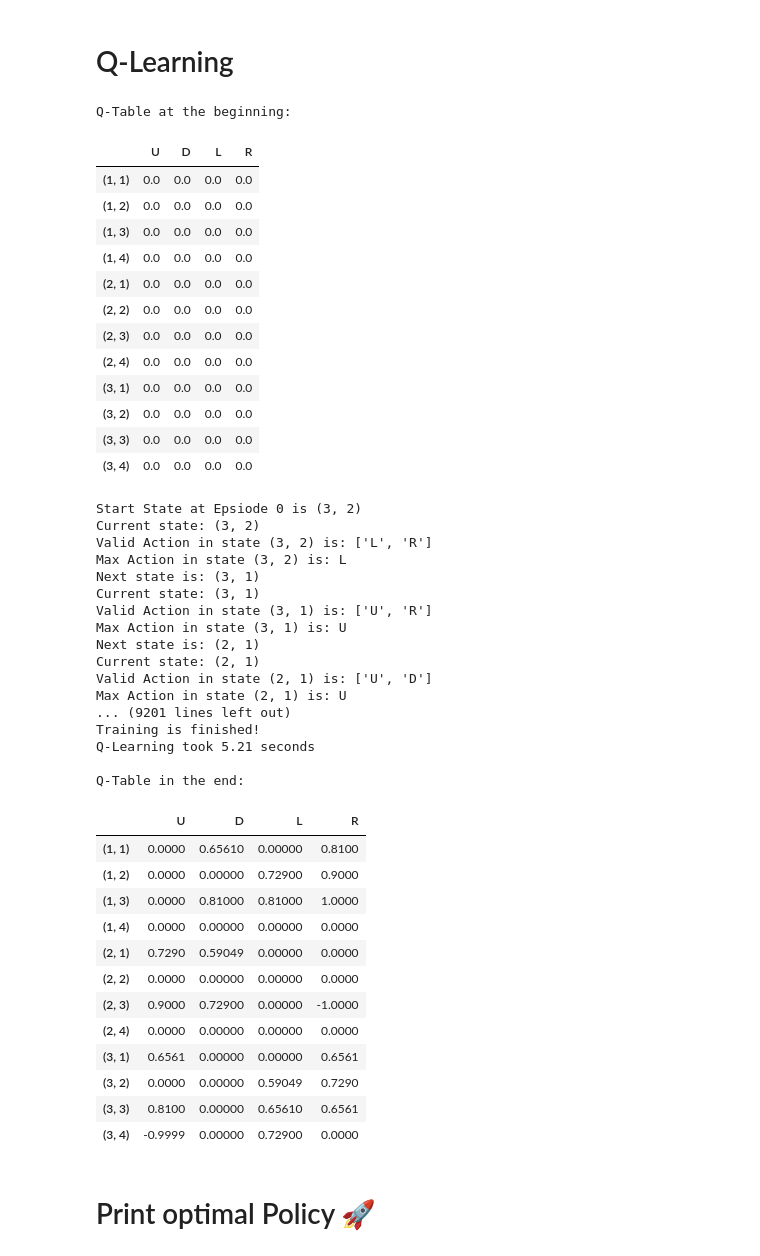
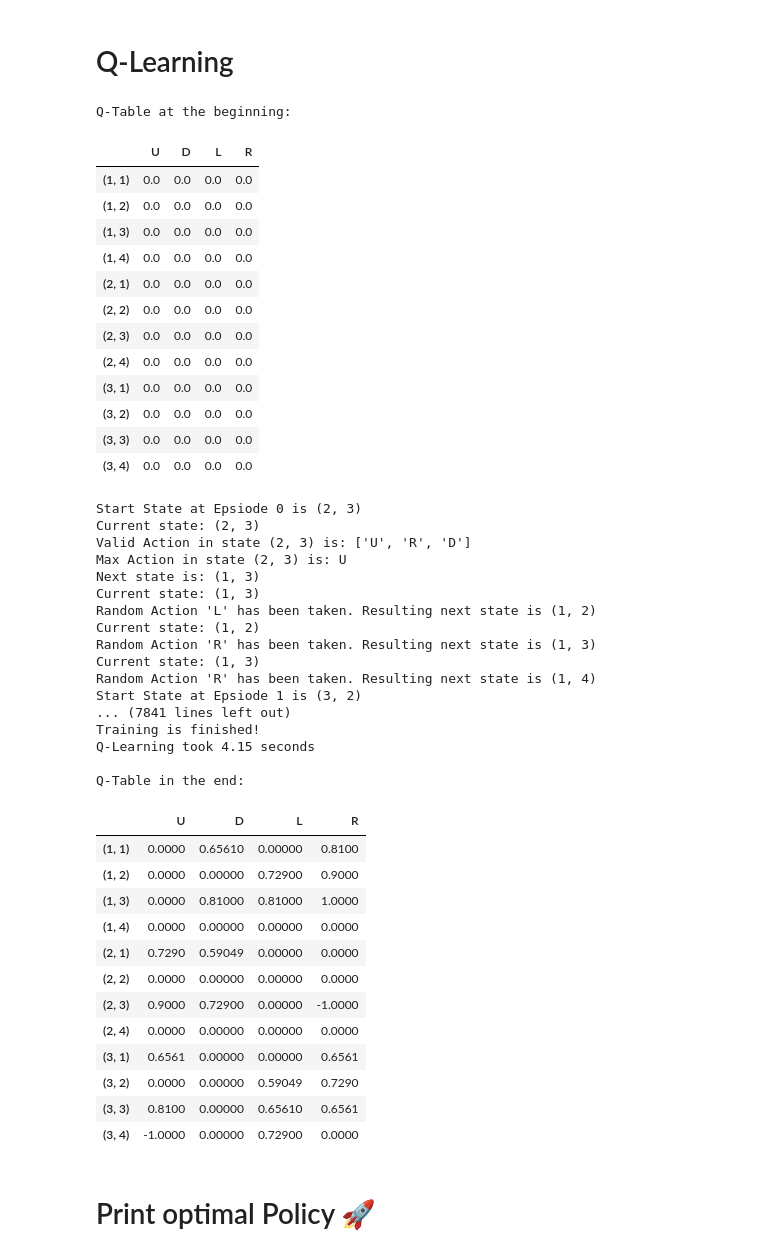
Before and after one commit to negralessio/reinforcementlearning, a Jupyter notebook: q_learning/q_learning.ipynb, the cells around one changed output. Drawn from its saved outputs; the diff is of its cells as text; code cells hidden in the pictures.

```diff
--- a/q_learning/q_learning.ipynb
+++ b/q_learning/q_learning.ipynb
@@ -84,12 +84,12 @@ ALPHA = 0.9
 EPISODE = 500
 
 # Function to handle decrease of EPSILON
-def eps(i) -> float:
+def eps(i, EPSILON=EPSILON) -> float:
     if i < 100:
         return EPSILON
-    elif i >= 100 and i < EPISODE - 50:
-        return round(EPSILON**(i)**(1/5), 2)
-    elif i >= EPISODE - 50:
+    elif i >= 100 and i < EPISODE - 100:
+        return round(EPSILON**(i)**(1/10), 4)
+    elif i >= EPISODE - 100:
         return 0
 
 start_time = time.time()
@@ -148,7 +148,7 @@ for i in range(EPISODE):
 
         state = next_state
 
-print(random_counter)
+print("Number of random action taken: {}".format(random_counter))
 print("Training is finished!")
 print("Q-Learning took {} seconds\n".format(round((time.time() - start_time), 2)))
 print("Q-Table in the end:")
@@ -156,48 +156,48 @@ display(Q)
 # %% [output]
 Q-Table at the beginning:
 |  | U | D | L | R |
 | (1, 1) | 0.0 | 0.0 | 0.0 | 0.0 |
 | (1, 2) | 0.0 | 0.0 | 0.0 | 0.0 |
 | (1, 3) | 0.0 | 0.0 | 0.0 | 0.0 |
 | (1, 4) | 0.0 | 0.0 | 0.0 | 0.0 |
 | (2, 1) | 0.0 | 0.0 | 0.0 | 0.0 |
 | (2, 2) | 0.0 | 0.0 | 0.0 | 0.0 |
 | (2, 3) | 0.0 | 0.0 | 0.0 | 0.0 |
 | (2, 4) | 0.0 | 0.0 | 0.0 | 0.0 |
 | (3, 1) | 0.0 | 0.0 | 0.0 | 0.0 |
 | (3, 2) | 0.0 | 0.0 | 0.0 | 0.0 |
 | (3, 3) | 0.0 | 0.0 | 0.0 | 0.0 |
 | (3, 4) | 0.0 | 0.0 | 0.0 | 0.0 |
-Start State at Epsiode 0 is (3, 2)
-Current state: (3, 2)
-Valid Action in state (3, 2) is: ['L', 'R']
-Max Action in state (3, 2) is: L
-Next state is: (3, 1)
-Current state: (3, 1)
-Valid Action in state (3, 1) is: ['U', 'R']
-Max Action in state (3, 1) is: U
-Next state is: (2, 1)
-Current state: (2, 1)
-Valid Action in state (2, 1) is: ['U', 'D']
-Max Action in state (2, 1) is: U
-... (9201 lines left out)
+Start State at Epsiode 0 is (2, 3)
+Current state: (2, 3)
+Valid Action in state (2, 3) is: ['U', 'R', 'D']
+Max Action in state (2, 3) is: U
+Next state is: (1, 3)
+Current state: (1, 3)
+Random Action 'L' has been taken. Resulting next state is (1, 2)
+Current state: (1, 2)
+Random Action 'R' has been taken. Resulting next state is (1, 3)
+Current state: (1, 3)
+Random Action 'R' has been taken. Resulting next state is (1, 4)
+Start State at Epsiode 1 is (3, 2)
+... (7841 lines left out)
 Training is finished!
-Q-Learning took 5.21 seconds
+Q-Learning took 4.15 seconds
 
 Q-Table in the end:
 |  | U | D | L | R |
 | (1, 1) | 0.0000 | 0.65610 | 0.00000 | 0.8100 |
 | (1, 2) | 0.0000 | 0.00000 | 0.72900 | 0.9000 |
 | (1, 3) | 0.0000 | 0.81000 | 0.81000 | 1.0000 |
 | (1, 4) | 0.0000 | 0.00000 | 0.00000 | 0.0000 |
 | (2, 1) | 0.7290 | 0.59049 | 0.00000 | 0.0000 |
 | (2, 2) | 0.0000 | 0.00000 | 0.00000 | 0.0000 |
 | (2, 3) | 0.9000 | 0.72900 | 0.00000 | -1.0000 |
 | (2, 4) | 0.0000 | 0.00000 | 0.00000 | 0.0000 |
 | (3, 1) | 0.6561 | 0.00000 | 0.00000 | 0.6561 |
 | (3, 2) | 0.0000 | 0.00000 | 0.59049 | 0.7290 |
 | (3, 3) | 0.8100 | 0.00000 | 0.65610 | 0.6561 |
-| (3, 4) | -0.9999 | 0.00000 | 0.72900 | 0.0000 |
+| (3, 4) | -1.0000 | 0.00000 | 0.72900 | 0.0000 |
 # %% [markdown]
 # Print optimal Policy 🚀
 # %%
```
Also changed, not shown: parts of 2 cells of this notebook.
